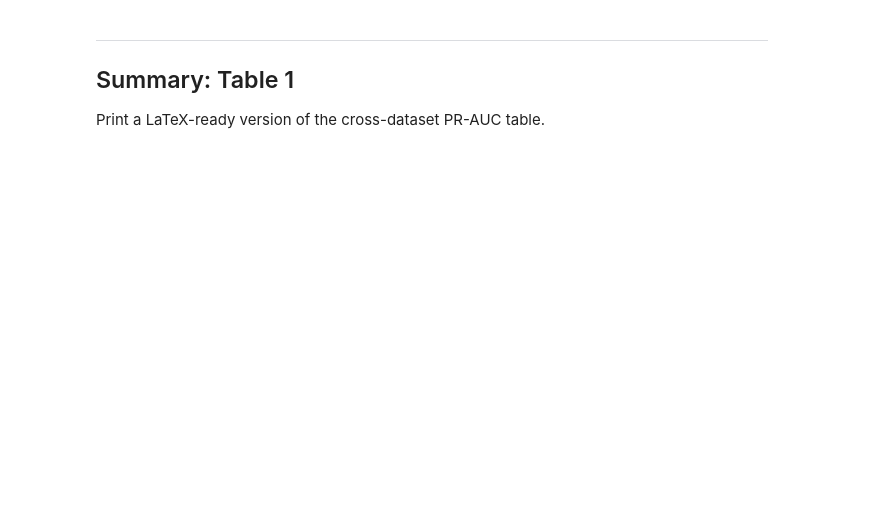
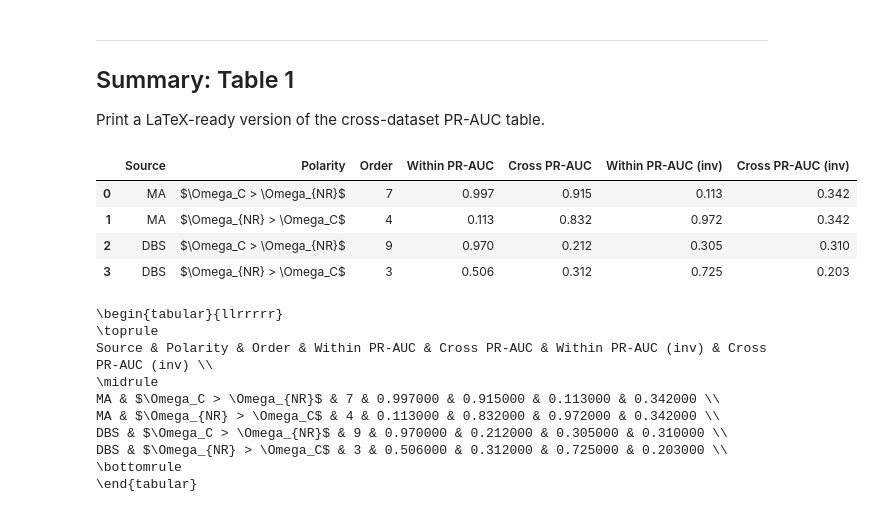
Before and after one commit to camilo-espinosa/high-order-anesthesia, a Jupyter notebook: notebooks/R3_cross_dataset/R3_A_fig4.ipynb, the cells around one changed output. Saved outputs shown, nothing was run; the diff lists cells and outputs as text; code cells hidden in the pictures; blank space fills up the shorter version.

```diff
--- a/notebooks/R3_cross_dataset/R3_A_fig4.ipynb
+++ b/notebooks/R3_cross_dataset/R3_A_fig4.ipynb
@@ -285,16 +310,33 @@ plt.show()
 Print a LaTeX-ready version of the cross-dataset PR-AUC table.
 # %%
 table = prauc_df[[
-    "src_dataset", "polarity_label", "n", "within_PR_AUC", "cross_PR_AUC",
-    "within_AUROC", "cross_AUROC"
+    "src_dataset", "polarity_label", "n",
+    "within_PR_AUC", "cross_PR_AUC",
+    "within_PR_AUC_inv", "cross_PR_AUC_inv",
 ]].rename(columns={
-    "src_dataset":    "Source",
-    "polarity_label": "Polarity",
-    "n":              "Order",
-    "within_PR_AUC":  "Within PR-AUC",
-    "cross_PR_AUC":   "Cross PR-AUC",
-    "within_AUROC":   "Within AUROC",
-    "cross_AUROC":    "Cross AUROC",
+    "src_dataset":       "Source",
+    "polarity_label":    "Polarity",
+    "n":                 "Order",
+    "within_PR_AUC":     "Within PR-AUC",
+    "cross_PR_AUC":      "Cross PR-AUC",
+    "within_PR_AUC_inv": "Within PR-AUC (inv)",
+    "cross_PR_AUC_inv":  "Cross PR-AUC (inv)",
 })
 display(table)
 print(table.to_latex(index=False))
+# %% [output]
+|  | Source | Polarity | Order | Within PR-AUC | Cross PR-AUC | Within PR-AUC (inv) | Cross PR-AUC (inv) |
+| 0 | MA | $\Omega_C > \Omega_{NR}$ | 7 | 0.997 | 0.915 | 0.113 | 0.342 |
+| 1 | MA | $\Omega_{NR} > \Omega_C$ | 4 | 0.113 | 0.832 | 0.972 | 0.342 |
+| 2 | DBS | $\Omega_C > \Omega_{NR}$ | 9 | 0.970 | 0.212 | 0.305 | 0.310 |
+| 3 | DBS | $\Omega_{NR} > \Omega_C$ | 3 | 0.506 | 0.312 | 0.725 | 0.203 |
+\begin{tabular}{llrrrrr}
+\toprule
+Source & Polarity & Order & Within PR-AUC & Cross PR-AUC & Within PR-AUC (inv) & Cross PR-AUC (inv) \\
+\midrule
+MA & $\Omega_C > \Omega_{NR}$ & 7 & 0.997000 & 0.915000 & 0.113000 & 0.342000 \\
+MA & $\Omega_{NR} > \Omega_C$ & 4 & 0.113000 & 0.832000 & 0.972000 & 0.342000 \\
+DBS & $\Omega_C > \Omega_{NR}$ & 9 & 0.970000 & 0.212000 & 0.305000 & 0.310000 \\
+DBS & $\Omega_{NR} > \Omega_C$ & 3 & 0.506000 & 0.312000 & 0.725000 & 0.203000 \\
+\bottomrule
+\end{tabular}
```
Also changed, not shown: parts of 4 cells of this notebook, 8 other files.
